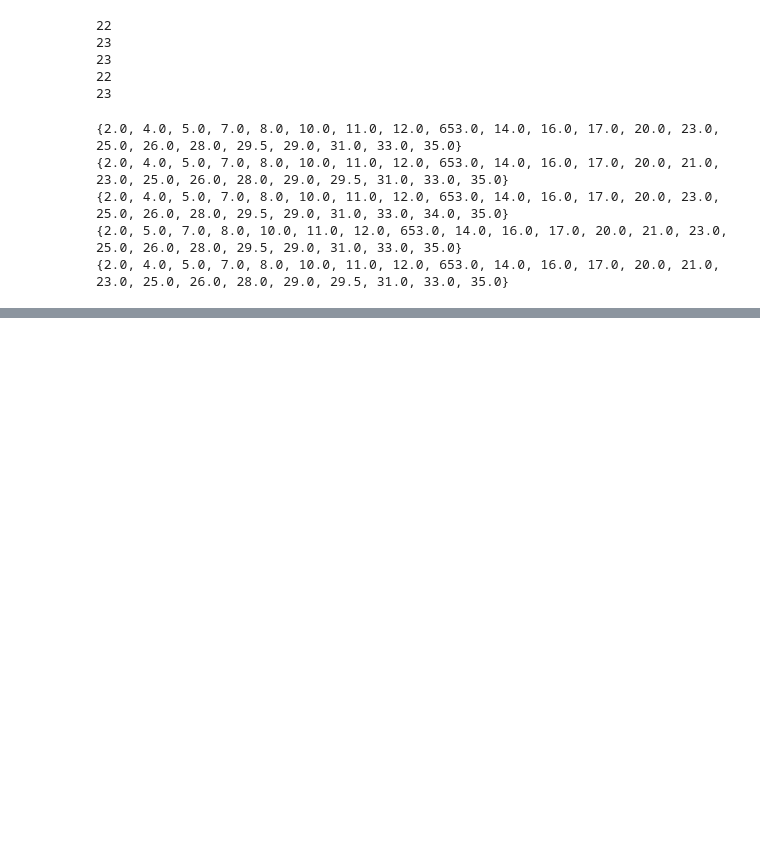
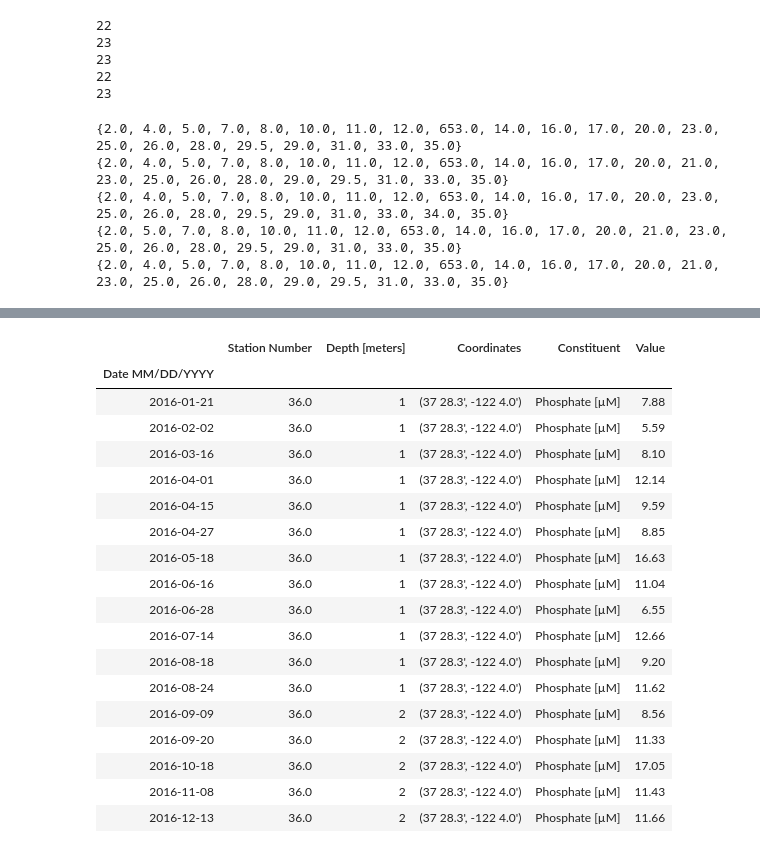
Before and after one commit to xbriandavid/bayareaWater, a Jupyter notebook: analysis.ipynb, the cells around one changed output, grey strips where cells are left out. Cells and saved outputs as stored; diff of their text form; code cells hidden in the pictures; blank space fills up the shorter version.

Commit message:
determined stations for analysis

```diff
--- a/analysis.ipynb
+++ b/analysis.ipynb
@@ -294,0 +323,22 @@ Name: Value, dtype: float64
+# %%
+year2016.get_group((36.0, phosphate))[year2016.get_group((36.0, phosphate))['Value'].notnull()]
+# %% [output]
+|  | Station Number | Depth [meters] | Coordinates | Constituent | Value |
+| Date MM/DD/YYYY |  |  |  |  |  |
+| 2016-01-21 | 36.0 | 1 | (37 28.3', -122 4.0') | Phosphate [µM] | 7.88 |
+| 2016-02-02 | 36.0 | 1 | (37 28.3', -122 4.0') | Phosphate [µM] | 5.59 |
+| 2016-03-16 | 36.0 | 1 | (37 28.3', -122 4.0') | Phosphate [µM] | 8.10 |
+| 2016-04-01 | 36.0 | 1 | (37 28.3', -122 4.0') | Phosphate [µM] | 12.14 |
+| 2016-04-15 | 36.0 | 1 | (37 28.3', -122 4.0') | Phosphate [µM] | 9.59 |
+| 2016-04-27 | 36.0 | 1 | (37 28.3', -122 4.0') | Phosphate [µM] | 8.85 |
+| 2016-05-18 | 36.0 | 1 | (37 28.3', -122 4.0') | Phosphate [µM] | 16.63 |
+| 2016-06-16 | 36.0 | 1 | (37 28.3', -122 4.0') | Phosphate [µM] | 11.04 |
+| 2016-06-28 | 36.0 | 1 | (37 28.3', -122 4.0') | Phosphate [µM] | 6.55 |
+| 2016-07-14 | 36.0 | 1 | (37 28.3', -122 4.0') | Phosphate [µM] | 12.66 |
+| 2016-08-18 | 36.0 | 1 | (37 28.3', -122 4.0') | Phosphate [µM] | 9.20 |
+| 2016-08-24 | 36.0 | 1 | (37 28.3', -122 4.0') | Phosphate [µM] | 11.62 |
+| 2016-09-09 | 36.0 | 2 | (37 28.3', -122 4.0') | Phosphate [µM] | 8.56 |
+| 2016-09-20 | 36.0 | 2 | (37 28.3', -122 4.0') | Phosphate [µM] | 11.33 |
+| 2016-10-18 | 36.0 | 2 | (37 28.3', -122 4.0') | Phosphate [µM] | 17.05 |
+| 2016-11-08 | 36.0 | 2 | (37 28.3', -122 4.0') | Phosphate [µM] | 11.43 |
+| 2016-12-13 | 36.0 | 2 | (37 28.3', -122 4.0') | Phosphate [µM] | 11.66 |
```
Also changed, not shown: parts of 3 cells of this notebook.
